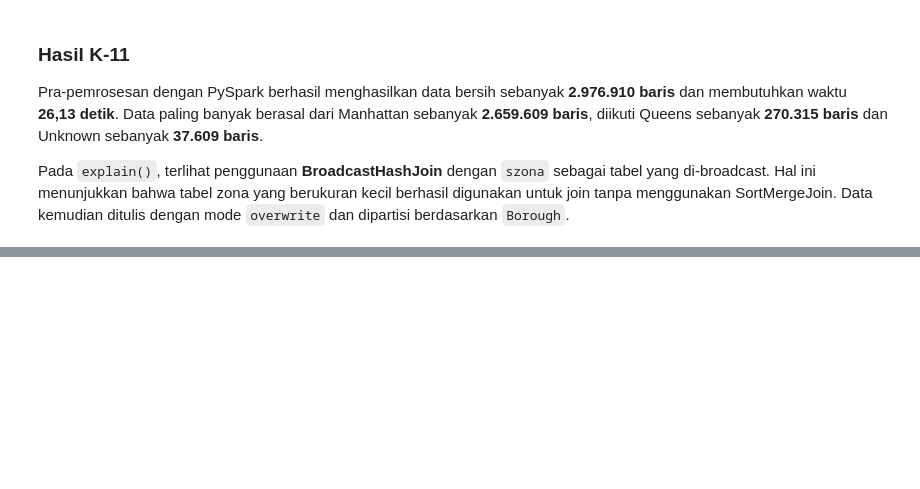
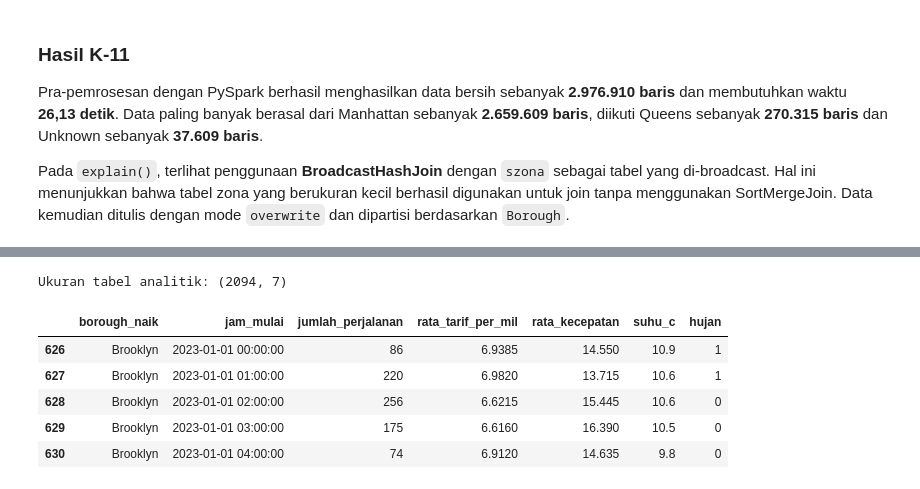
Before and after one commit to iMaIrsdyh/BigData26_B_2411533018_KarimahIrsyadiyah, a Jupyter notebook: Praktikum3/BD_B_P03_2411533018_KarimahIrsyadiyah.ipynb, the cells around one changed output, grey strips where cells are left out. Drawn from its saved outputs; the diff is of its cells as text; code cells hidden in the pictures; blank space fills up the shorter version.

```diff
--- a/Praktikum3/BD_B_P03_2411533018_KarimahIrsyadiyah.ipynb
+++ b/Praktikum3/BD_B_P03_2411533018_KarimahIrsyadiyah.ipynb
@@ -1509,0 +1604,36 @@ Pada `explain()`, terlihat penggunaan **BroadcastHashJoin** dengan `szona` sebag
+# %%
+# Membentuk tabel analitik per borough per jam
+tabel_analitik = (
+    bersih
+    .assign(
+        jam_mulai=bersih["tpep_pickup_datetime"].dt.floor("h")
+    )
+    .groupby(
+        ["borough_naik", "jam_mulai"],
+        observed=True
+    )
+    .agg(
+        jumlah_perjalanan=("total_amount", "size"),
+        rata_tarif_per_mil=("tarif_per_mil", "median"),
+        rata_kecepatan=("kecepatan_mph", "median"),
+        suhu_c=("suhu_c", "first"),
+        hujan=("hujan", "max")
+    )
+    .reset_index()
+)
+
+# Hanya mempertahankan kelompok dengan minimal 30 perjalanan
+tabel_analitik = tabel_analitik[
+    tabel_analitik["jumlah_perjalanan"] >= 30
+].copy()
+
+print("Ukuran tabel analitik:", tabel_analitik.shape)
+tabel_analitik.head()
+# %% [output]
+Ukuran tabel analitik: (2094, 7)
+|  | borough_naik | jam_mulai | jumlah_perjalanan | rata_tarif_per_mil | rata_kecepatan | suhu_c | hujan |
+| 626 | Brooklyn | 2023-01-01 00:00:00 | 86 | 6.9385 | 14.550 | 10.9 | 1 |
+| 627 | Brooklyn | 2023-01-01 01:00:00 | 220 | 6.9820 | 13.715 | 10.6 | 1 |
+| 628 | Brooklyn | 2023-01-01 02:00:00 | 256 | 6.6215 | 15.445 | 10.6 | 0 |
+| 629 | Brooklyn | 2023-01-01 03:00:00 | 175 | 6.6160 | 16.390 | 10.5 | 0 |
+| 630 | Brooklyn | 2023-01-01 04:00:00 | 74 | 6.9120 | 14.635 | 9.8 | 0 |
```
Also changed, not shown: parts of 35 cells of this notebook.
